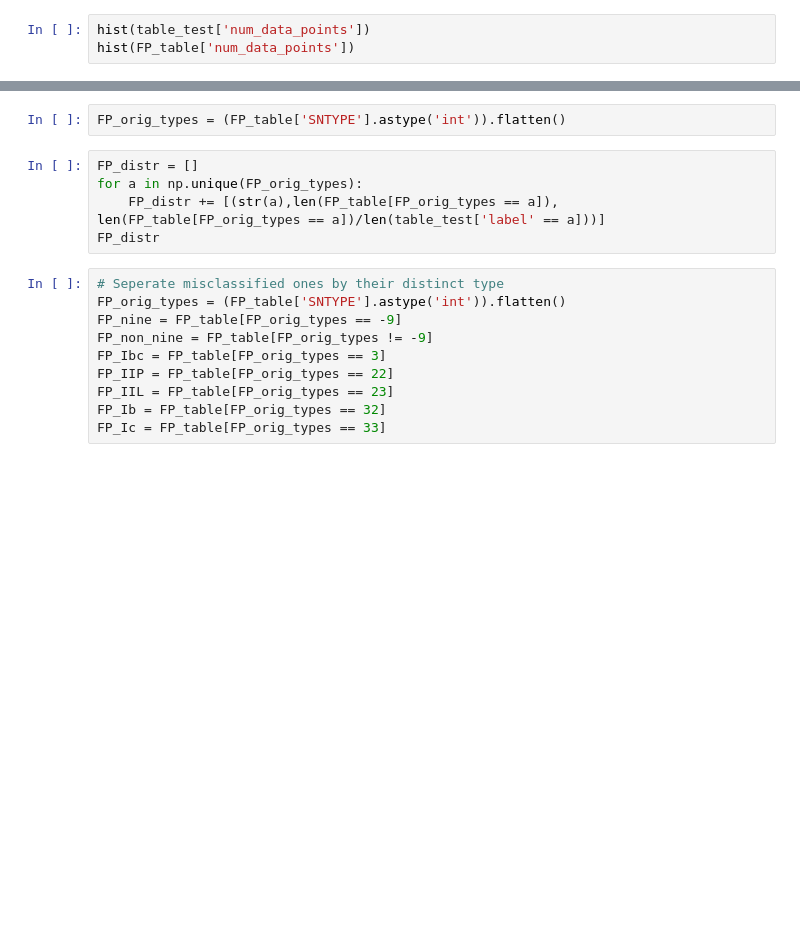
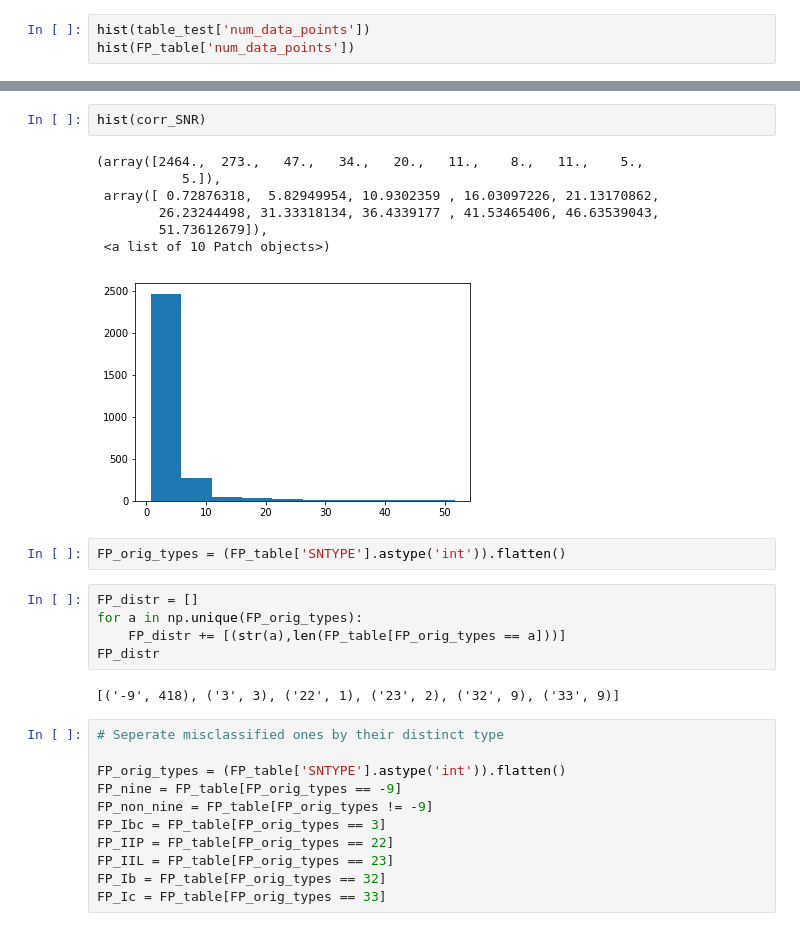
Before and after one commit to zhiyaol/SN-Classification-with-ML, a Jupyter notebook: Tensorflow-test-10000-steps.ipynb, the cells around one changed output, grey strips where cells are left out. Saved outputs shown, nothing was run; the diff lists cells and outputs as text; blank space fills up the shorter version.

```diff
--- a/Tensorflow-test-10000-steps.ipynb
+++ b/Tensorflow-test-10000-steps.ipynb
@@ -210,12 +262,25 @@ hist(FP_table['num_data_points'])
+# %%
+hist(corr_SNR)
+# %% [output]
+(array([2464.,  273.,   47.,   34.,   20.,   11.,    8.,   11.,    5.,
+           5.]),
+ array([ 0.72876318,  5.82949954, 10.9302359 , 16.03097226, 21.13170862,
+        26.23244498, 31.33318134, 36.4339177 , 41.53465406, 46.63539043,
+        51.73612679]),
+ <a list of 10 Patch objects>)
+[figure, added]
 # %%
 FP_orig_types = (FP_table['SNTYPE'].astype('int')).flatten()
 # %%
 FP_distr = []
 for a in np.unique(FP_orig_types):
-    FP_distr += [(str(a),len(FP_table[FP_orig_types == a]), len(FP_table[FP_orig_types == a])/len(table_test['label' == a]))]
+    FP_distr += [(str(a),len(FP_table[FP_orig_types == a]))]
 FP_distr
+# %% [output]
+[('-9', 418), ('3', 3), ('22', 1), ('23', 2), ('32', 9), ('33', 9)]
 # %%
 # Seperate misclassified ones by their distinct type
+
 FP_orig_types = (FP_table['SNTYPE'].astype('int')).flatten()
 FP_nine = FP_table[FP_orig_types == -9]
 FP_non_nine = FP_table[FP_orig_types != -9]
```
Also changed, not shown: parts of 16 cells of this notebook.
